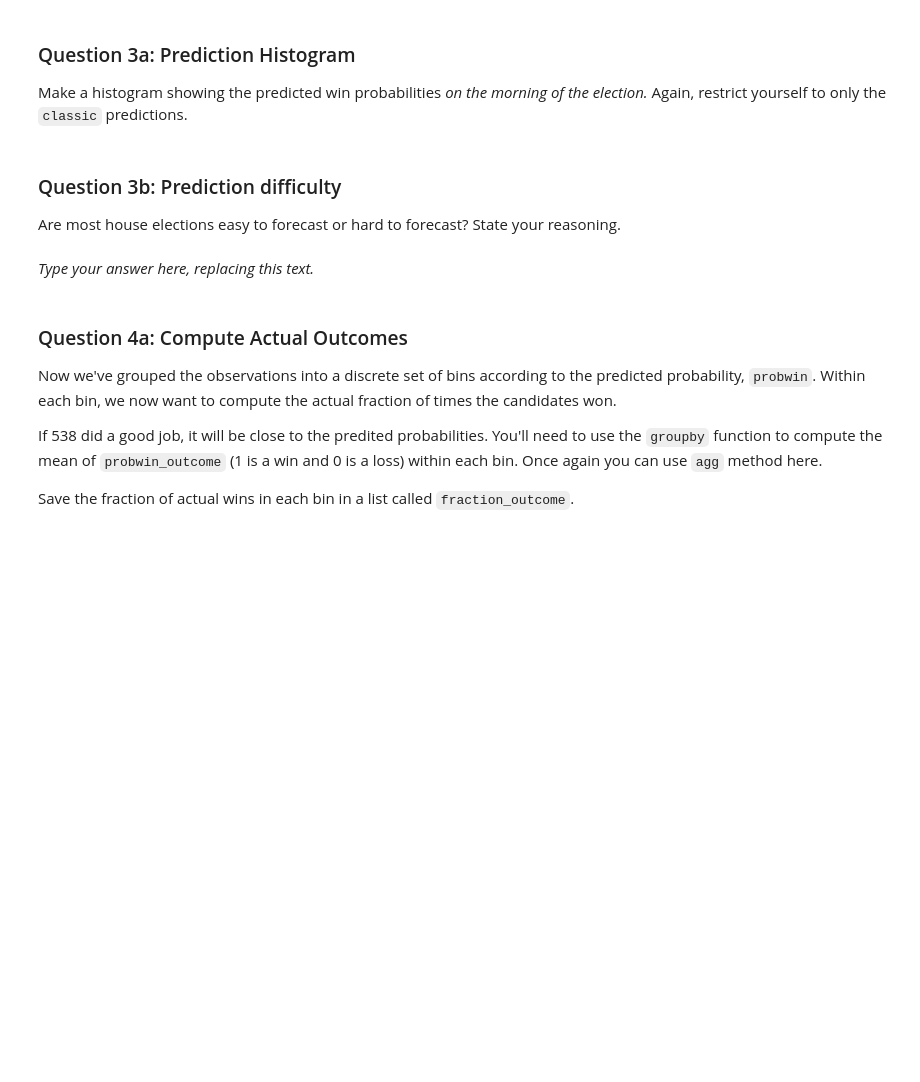
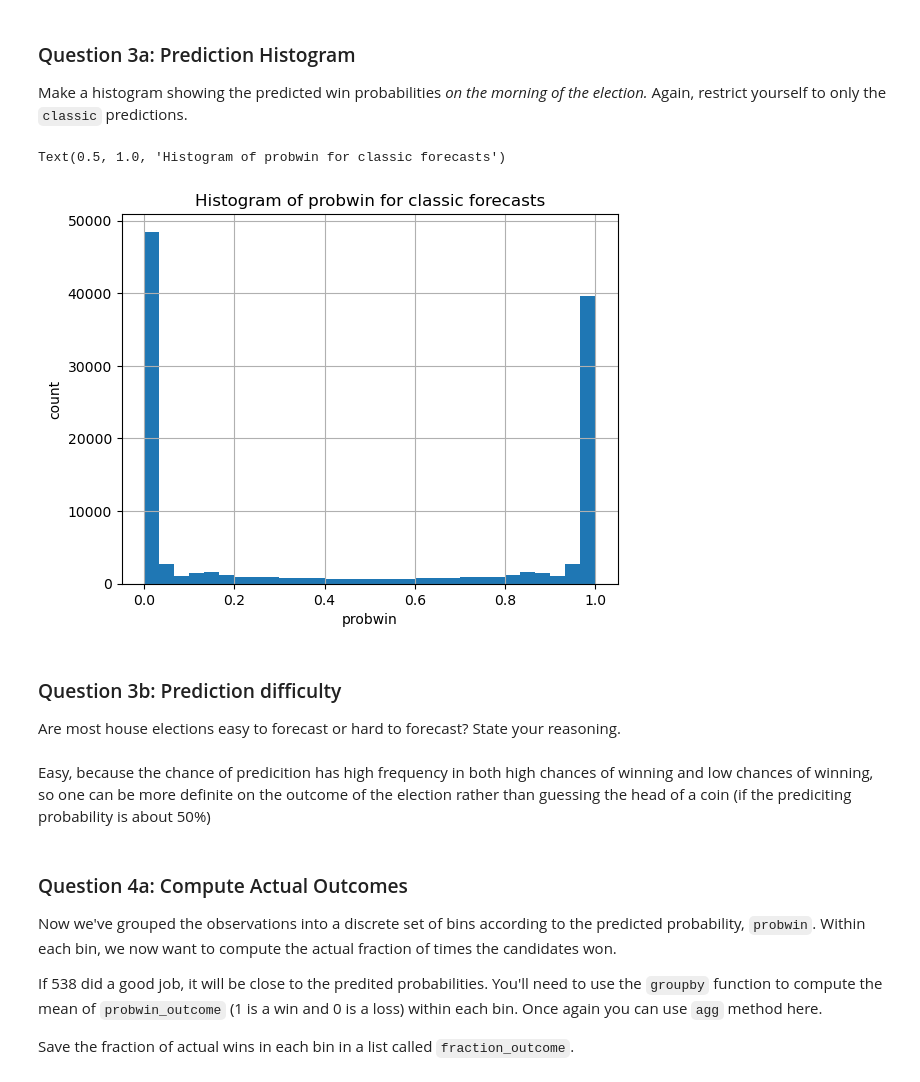
Before and after one commit to UCSB-PSTAT-134-234/Winter2023, a Jupyter notebook: assignments/assignment1/student/assignment1.ipynb, the cells around one changed output. Cells and saved outputs as stored; diff of their text form; code cells hidden in the pictures; blank space fills up the shorter version.

```diff
--- a/assignments/assignment1/student/assignment1.ipynb
+++ b/assignments/assignment1/student/assignment1.ipynb
@@ -51,0 +61,3 @@ Add column of zeros named `bin` to `election_data` (we will populate this column
+# %%
+election_data["bin"] = 0
+print(election_data.iloc[:10,:])
@@ -205,3 +255,11 @@ points: 5
+# %%
+ax = election_data.query("forecast_type=='classic'")["probwin"].hist(bins=30)
+ax.set_xlabel("probwin")
+ax.set_ylabel("count")
+ax.set_title("Histogram of probwin for classic forecasts")
+# %% [output]
+Text(0.5, 1.0, 'Histogram of probwin for classic forecasts')
+[figure, added]
 # %% [markdown]
 <!-- END QUESTION -->
 
@@ -217,8 +275,8 @@ name: q3b
 manual: true
 points: 5
 -->
-# %% [markdown]
-_Type your answer here, replacing this text._
+# %% [markdown]
+Easy, because the chance of predicition has high frequency in both high chances of winning and low chances of winning, so one can be more definite on the outcome of the election rather than guessing the head of a coin (if the prediciting probability is about 50%)
 # %% [markdown]
 <!-- END QUESTION -->
 
```
Also changed, not shown: parts of 40 cells of this notebook, 3 other files.
